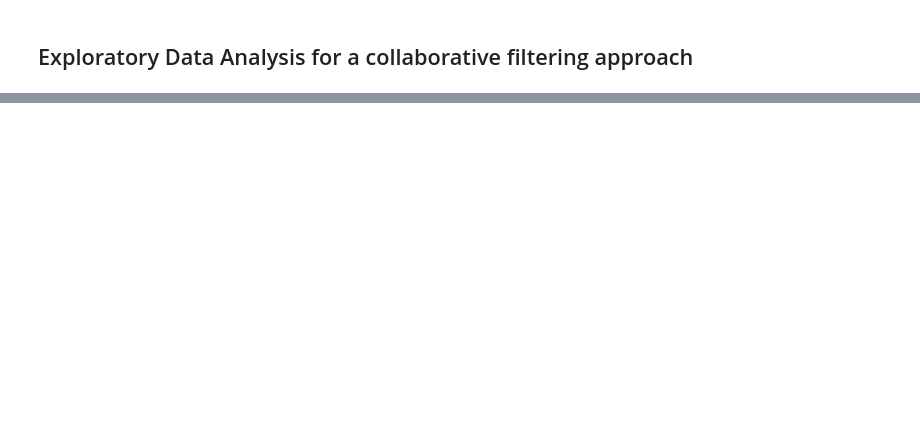
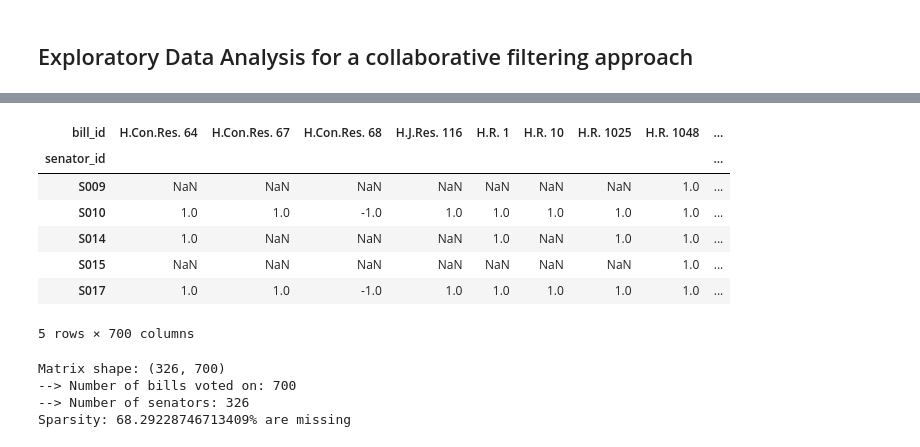
Before and after one commit to maddyjin/ds4420project, a Jupyter notebook: eda/models_eda/collab_filtering_eda.ipynb, the cells around one changed output, grey strips where cells are left out. Cells and saved outputs as stored; diff of their text form; code cells hidden in the pictures; blank space fills up the shorter version.

```diff
--- a/eda/models_eda/collab_filtering_eda.ipynb
+++ b/eda/models_eda/collab_filtering_eda.ipynb
@@ -413,0 +34,32 @@ For a true holdout evaluation, mask votes before fitting and predict on held-out
+# %%
+# pivot to senator x bill matrix
+vote_matrix = votes_df.pivot_table(
+    index='senator_id',
+    columns='bill_id',
+    values='vote_numeric'
+)
+vote_matrix.head()
+# %% [output]
+| bill_id | H.Con.Res. 64 | H.Con.Res. 67 | H.Con.Res. 68 | H.J.Res. 116 | H.R. 1 | H.R. 10 | H.R. 1025 | H.R. 1048 | ... |
+| senator_id |  |  |  |  |  |  |  |  | ... |
+| S009 | NaN | NaN | NaN | NaN | NaN | NaN | NaN | 1.0 | ... |
+| S010 | 1.0 | 1.0 | -1.0 | 1.0 | 1.0 | 1.0 | 1.0 | 1.0 | ... |
+| S014 | 1.0 | NaN | NaN | NaN | 1.0 | NaN | 1.0 | 1.0 | ... |
+| S015 | NaN | NaN | NaN | NaN | NaN | NaN | NaN | 1.0 | ... |
+| S017 | 1.0 | 1.0 | -1.0 | 1.0 | 1.0 | 1.0 | 1.0 | 1.0 | ... |
+5 rows × 700 columns
+# %%
+# fill NaN with 0 for computation — missing vote treated as no signal
+vote_matrix_filled = vote_matrix.fillna(0).values
+senator_ids = vote_matrix.index.tolist()
+bill_ids = vote_matrix.columns.tolist()
+
+print(f'Matrix shape: {vote_matrix.shape}')
+print(f'--> Number of bills voted on: {len(vote_matrix.columns)}')
+print(f'--> Number of senators: {len(vote_matrix)}')
+print(f'Sparsity: {vote_matrix.isna().mean().mean()*100}% are missing')
+# %% [output]
+Matrix shape: (326, 700)
+--> Number of bills voted on: 700
+--> Number of senators: 326
+Sparsity: 68.29228746713409% are missing
```
Also changed, not shown: parts of 56 cells of this notebook.
